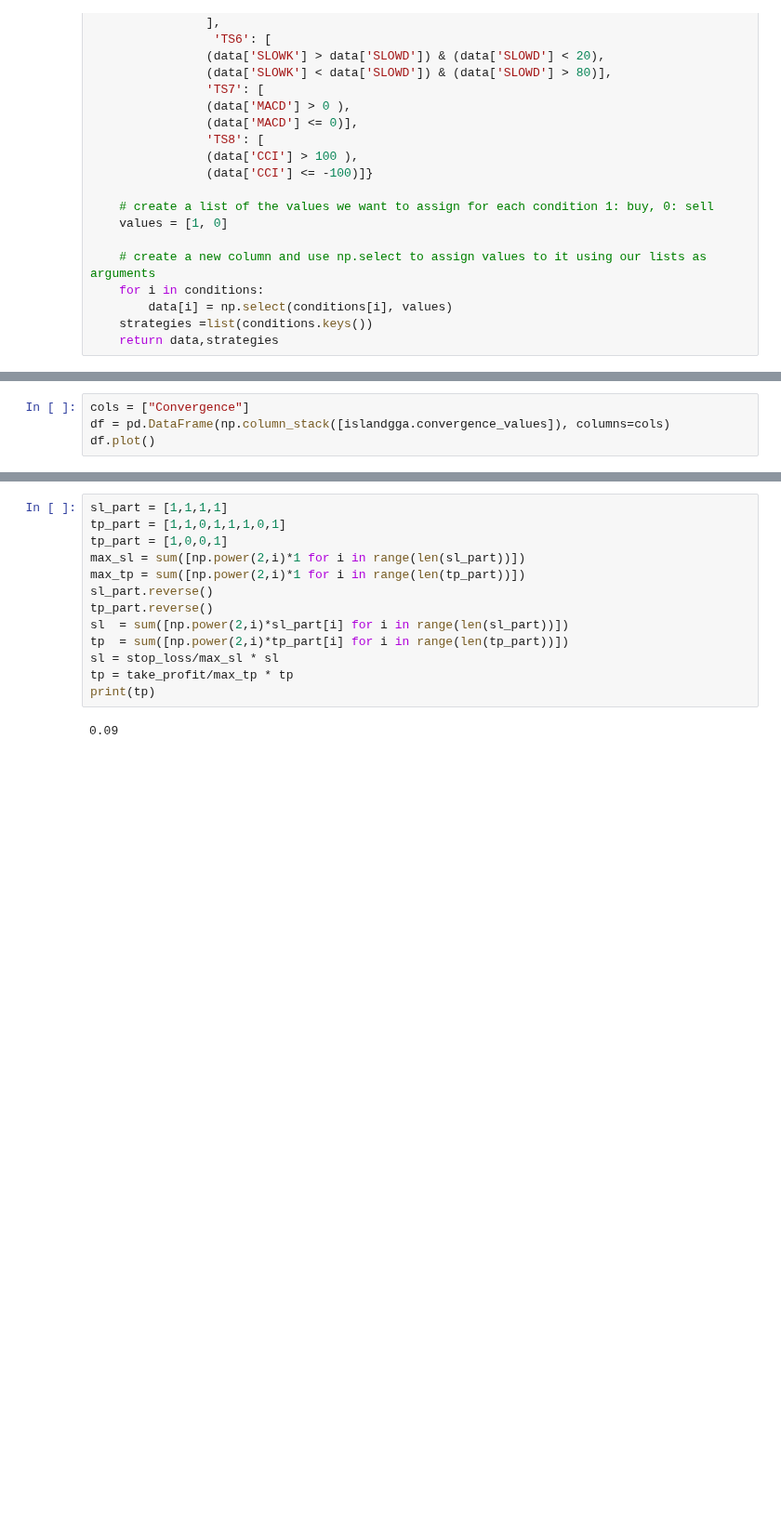
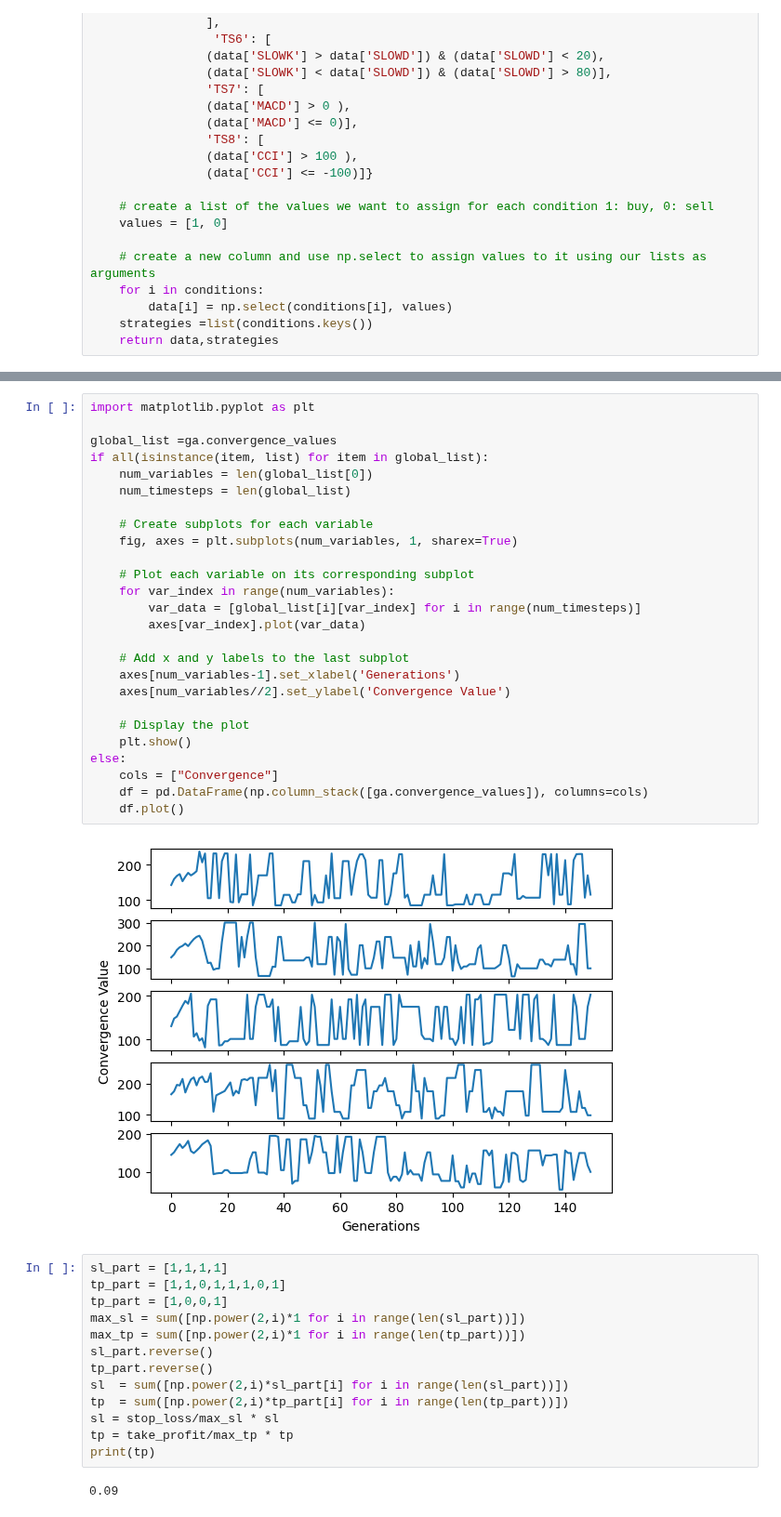
Before and after one commit to Chideme/island_genetic_algrorithm, a Jupyter notebook: island_gga.ipynb, the cells around one changed output, grey strips where cells are left out. Shown at 93% size. Saved outputs shown, nothing was run; the diff lists cells and outputs as text; blank space fills up the shorter version.

```diff
--- a/island_gga.ipynb
+++ b/island_gga.ipynb
@@ -131,4 +90,0 @@ len(islandgga.population)
-# %%
-cols = ["Convergence"]
-df = pd.DataFrame(np.column_stack([islandgga.convergence_values]), columns=cols)
-df.plot()
@@ -138,3 +111,31 @@ df.plot()
+# %%
+import matplotlib.pyplot as plt
+
+global_list =ga.convergence_values
+if all(isinstance(item, list) for item in global_list):
+    num_variables = len(global_list[0])
+    num_timesteps = len(global_list)
+
+    # Create subplots for each variable
+    fig, axes = plt.subplots(num_variables, 1, sharex=True)
+
+    # Plot each variable on its corresponding subplot
+    for var_index in range(num_variables):
+        var_data = [global_list[i][var_index] for i in range(num_timesteps)]
+        axes[var_index].plot(var_data)
+
+    # Add x and y labels to the last subplot
+    axes[num_variables-1].set_xlabel('Generations')
+    axes[num_variables//2].set_ylabel('Convergence Value')
+
+    # Display the plot
+    plt.show()
+else:
+    cols = ["Convergence"]
+    df = pd.DataFrame(np.column_stack([ga.convergence_values]), columns=cols)
+    df.plot()
+# %% [output]
+[figure, added]
 # %%
 sl_part = [1,1,1,1]
 tp_part = [1,1,0,1,1,1,0,1]
```
Also changed, not shown: parts of 6 cells of this notebook, 2 other files.
